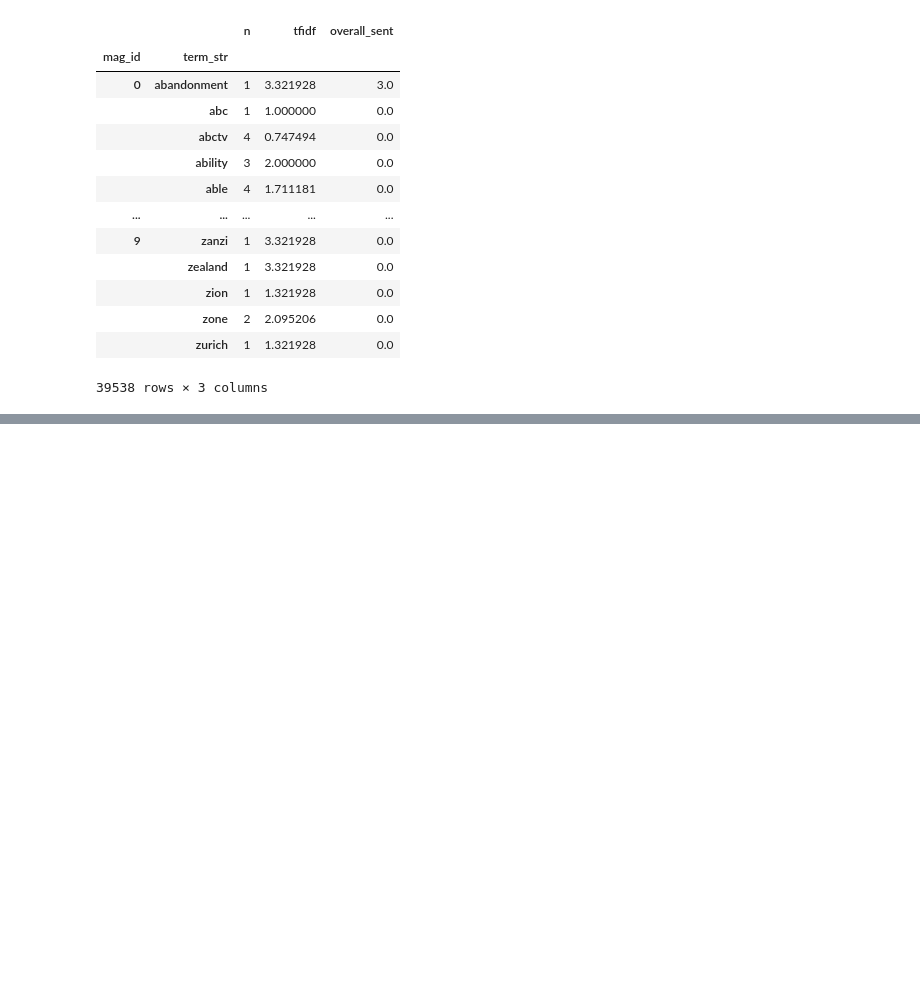
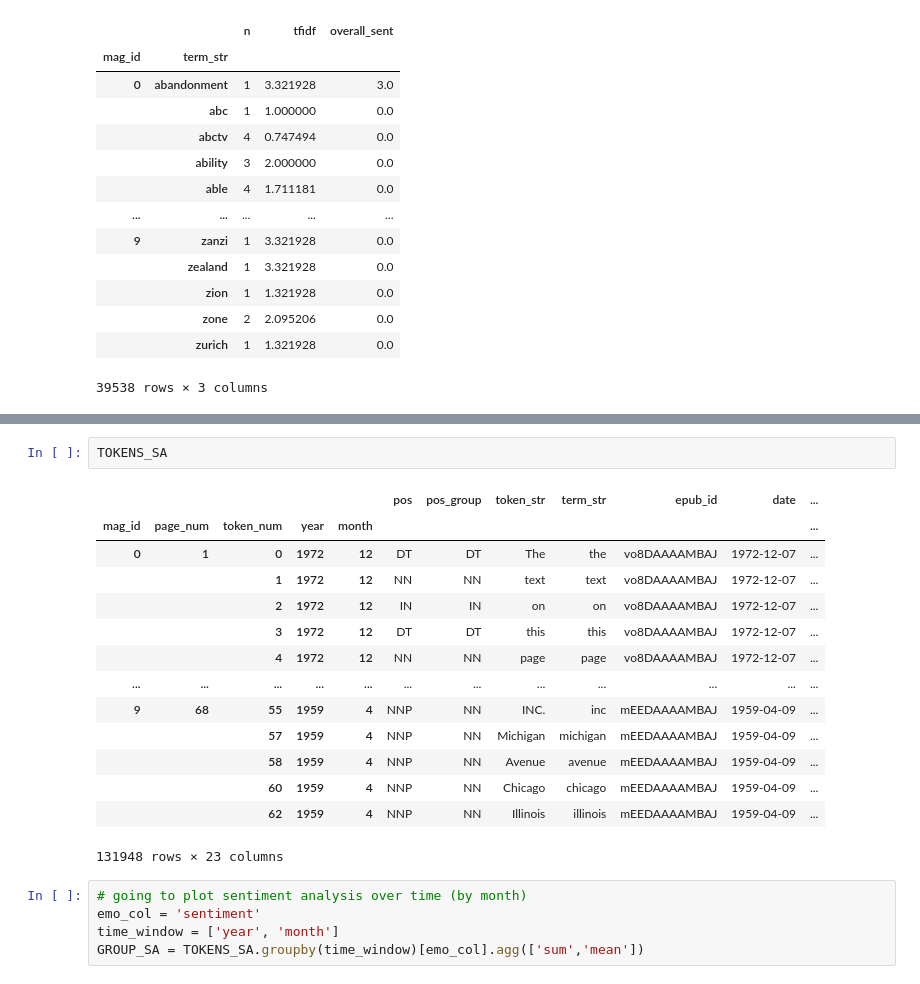
Before and after one commit to aniyahlater/ds5001_final_project, a Jupyter notebook: sentiment_analysis.ipynb, the cells around one changed output, grey strips where cells are left out. Cells and saved outputs as stored; diff of their text form; blank space fills up the shorter version.

```diff
--- a/sentiment_analysis.ipynb
+++ b/sentiment_analysis.ipynb
@@ -247,0 +276,22 @@ sent_per_doc
+# %%
+TOKENS_SA
+# %% [output]
+|  |  |  |  |  | pos | pos_group | token_str | term_str | epub_id | date | ... |
+| mag_id | page_num | token_num | year | month |  |  |  |  |  |  | ... |
+| 0 | 1 | 0 | 1972 | 12 | DT | DT | The | the | vo8DAAAAMBAJ | 1972-12-07 | ... |
+|  |  | 1 | 1972 | 12 | NN | NN | text | text | vo8DAAAAMBAJ | 1972-12-07 | ... |
+|  |  | 2 | 1972 | 12 | IN | IN | on | on | vo8DAAAAMBAJ | 1972-12-07 | ... |
+|  |  | 3 | 1972 | 12 | DT | DT | this | this | vo8DAAAAMBAJ | 1972-12-07 | ... |
+|  |  | 4 | 1972 | 12 | NN | NN | page | page | vo8DAAAAMBAJ | 1972-12-07 | ... |
+| ... | ... | ... | ... | ... | ... | ... | ... | ... | ... | ... | ... |
+| 9 | 68 | 55 | 1959 | 4 | NNP | NN | INC. | inc | mEEDAAAAMBAJ | 1959-04-09 | ... |
+|  |  | 57 | 1959 | 4 | NNP | NN | Michigan | michigan | mEEDAAAAMBAJ | 1959-04-09 | ... |
+|  |  | 58 | 1959 | 4 | NNP | NN | Avenue | avenue | mEEDAAAAMBAJ | 1959-04-09 | ... |
+|  |  | 60 | 1959 | 4 | NNP | NN | Chicago | chicago | mEEDAAAAMBAJ | 1959-04-09 | ... |
+|  |  | 62 | 1959 | 4 | NNP | NN | Illinois | illinois | mEEDAAAAMBAJ | 1959-04-09 | ... |
+131948 rows × 23 columns
+# %%
+# going to plot sentiment analysis over time (by month)
+emo_col = 'sentiment'
+time_window = ['year', 'month']
+GROUP_SA = TOKENS_SA.groupby(time_window)[emo_col].agg(['sum','mean'])
```
Also changed, not shown: parts of 9 cells of this notebook, 2 other files.
